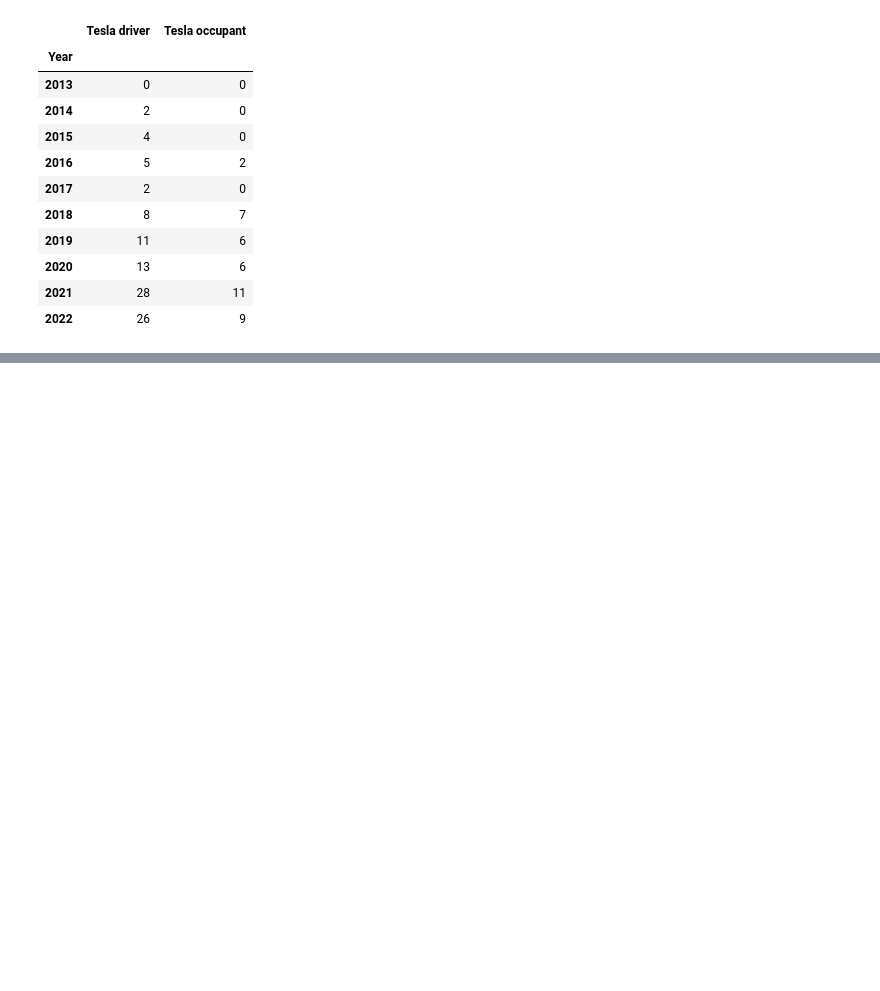
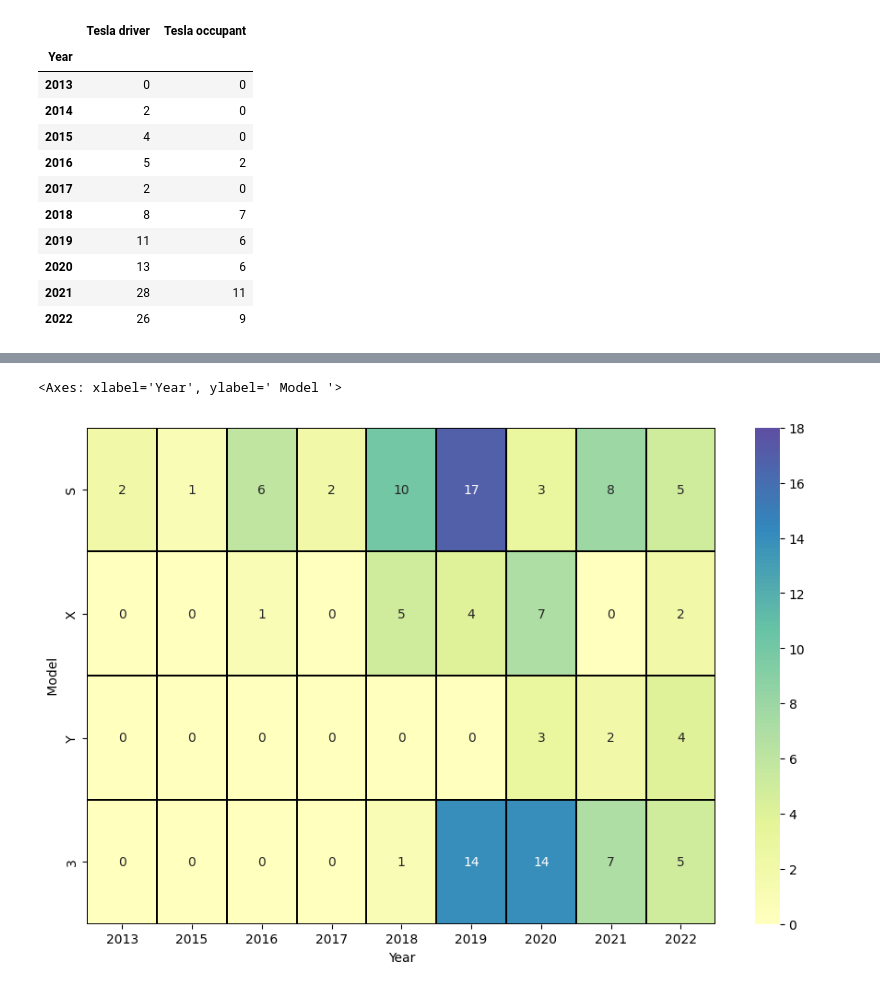
Before and after one commit to Nerobite/Data_visualization_learning_project, a Jupyter notebook: Data_visualization_learning_project.ipynb, the cells around one changed output, grey strips where cells are left out. Drawn from its saved outputs; the diff is of its cells as text; code cells hidden in the pictures; blank space fills up the shorter version.

```diff
--- a/Data_visualization_learning_project.ipynb
+++ b/Data_visualization_learning_project.ipynb
@@ -138,0 +146,4 @@ d_year_2.plot(kind='area',
+# %%
+table = pd.pivot_table(df, values=' Deaths ', index=[' Model '],
+                       columns=['Year'], aggfunc=np.sum, fill_value=0)
+table
@@ -138,0 +157,7 @@ d_year_2.plot(kind='area',
+# %%
+sns.heatmap(table,  annot=True, vmin=0, vmax=18, center=0, cmap="Spectral", linewidths=0.3, linecolor='black')
+#В данной тепловой карте, показаны количество смертей для каждой модели автомобиля Тесла по годам, данные могут отличаться от суммы всех
+#погибших, т.к. в данных не всегда известен автомобиль, попавший в ДТП
+# %% [output]
+<Axes: xlabel='Year', ylabel=' Model '>
+[figure, added]
```
Also changed, not shown: parts of 9 cells of this notebook.
